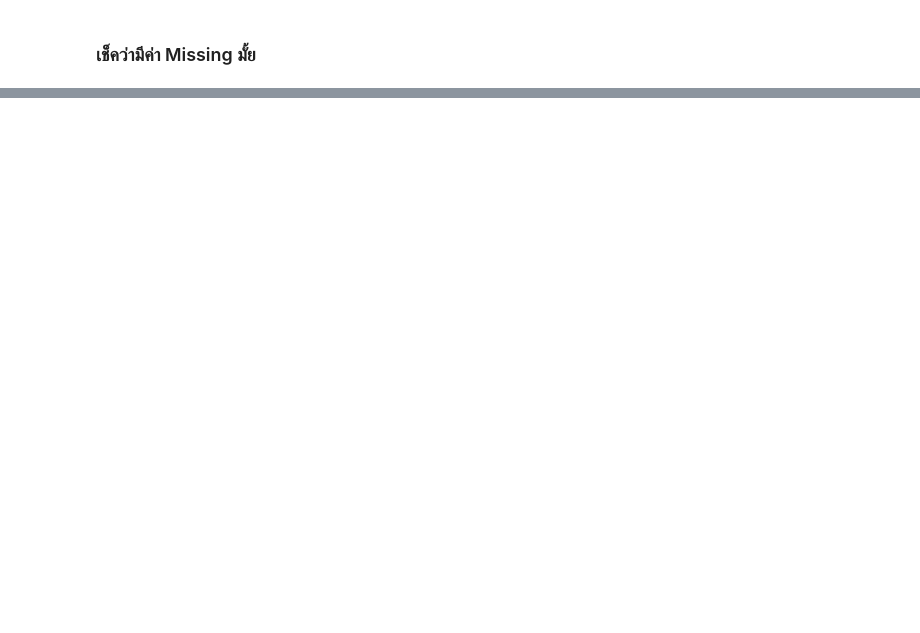
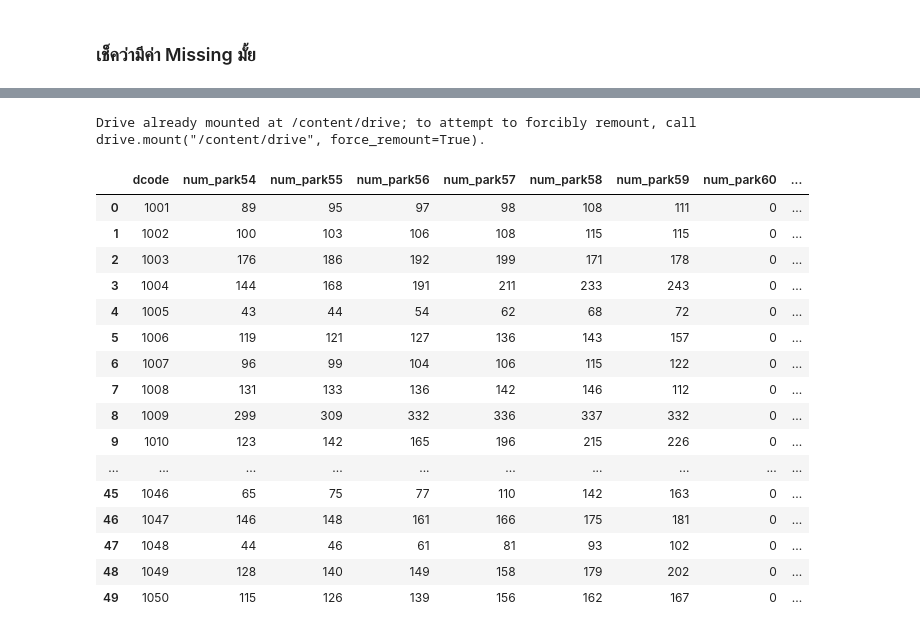
Before and after one commit to team0243/DWDM21, a Jupyter notebook: Project_SUKUNA.ipynb, the cells around one changed output, grey strips where cells are left out. Cells and saved outputs as stored; diff of their text form; code cells hidden in the pictures; blank space fills up the shorter version.

```diff
--- a/Project_SUKUNA.ipynb
+++ b/Project_SUKUNA.ipynb
@@ -481,0 +601,5 @@ dtype: bool
+# %%
+from google.colab import drive #เชื่อมเข้ากับ Drive
+drive.mount('/content/drive') # คลิกที่ลิงก์ -> เลือก E-mail -> ลงชื่อเข้าใช้ -> ก็อปโค้ด -> นำกลับมาวางในช่องว่าง -> กด enter
+# %% [output]
+Drive already mounted at /content/drive; to attempt to forcibly remount, call drive.mount("/content/drive", force_remount=True).
@@ -481,0 +608,24 @@ dtype: bool
+# %%
+path = '/content/drive/My Drive/DWDM2021_DATA'
+# %%
+park = pd.read_csv(os.path.join(path, 'park.csv')) #เพิ่มข้อมูลจำนวนสวนสาธารณะเข้ามา
+# %%
+park
+# %% [output]
+|  | dcode | num_park54 | num_park55 | num_park56 | num_park57 | num_park58 | num_park59 | num_park60 | ... |
+| 0 | 1001 | 89 | 95 | 97 | 98 | 108 | 111 | 0 | ... |
+| 1 | 1002 | 100 | 103 | 106 | 108 | 115 | 115 | 0 | ... |
+| 2 | 1003 | 176 | 186 | 192 | 199 | 171 | 178 | 0 | ... |
+| 3 | 1004 | 144 | 168 | 191 | 211 | 233 | 243 | 0 | ... |
+| 4 | 1005 | 43 | 44 | 54 | 62 | 68 | 72 | 0 | ... |
+| 5 | 1006 | 119 | 121 | 127 | 136 | 143 | 157 | 0 | ... |
+| 6 | 1007 | 96 | 99 | 104 | 106 | 115 | 122 | 0 | ... |
+| 7 | 1008 | 131 | 133 | 136 | 142 | 146 | 112 | 0 | ... |
+| 8 | 1009 | 299 | 309 | 332 | 336 | 337 | 332 | 0 | ... |
+| 9 | 1010 | 123 | 142 | 165 | 196 | 215 | 226 | 0 | ... |
+| ... | ... | ... | ... | ... | ... | ... | ... | ... | ... |
+| 45 | 1046 | 65 | 75 | 77 | 110 | 142 | 163 | 0 | ... |
+| 46 | 1047 | 146 | 148 | 161 | 166 | 175 | 181 | 0 | ... |
+| 47 | 1048 | 44 | 46 | 61 | 81 | 93 | 102 | 0 | ... |
+| 48 | 1049 | 128 | 140 | 149 | 158 | 179 | 202 | 0 | ... |
+| 49 | 1050 | 115 | 126 | 139 | 156 | 162 | 167 | 0 | ... |
```
Also changed, not shown: parts of 22 cells of this notebook.
